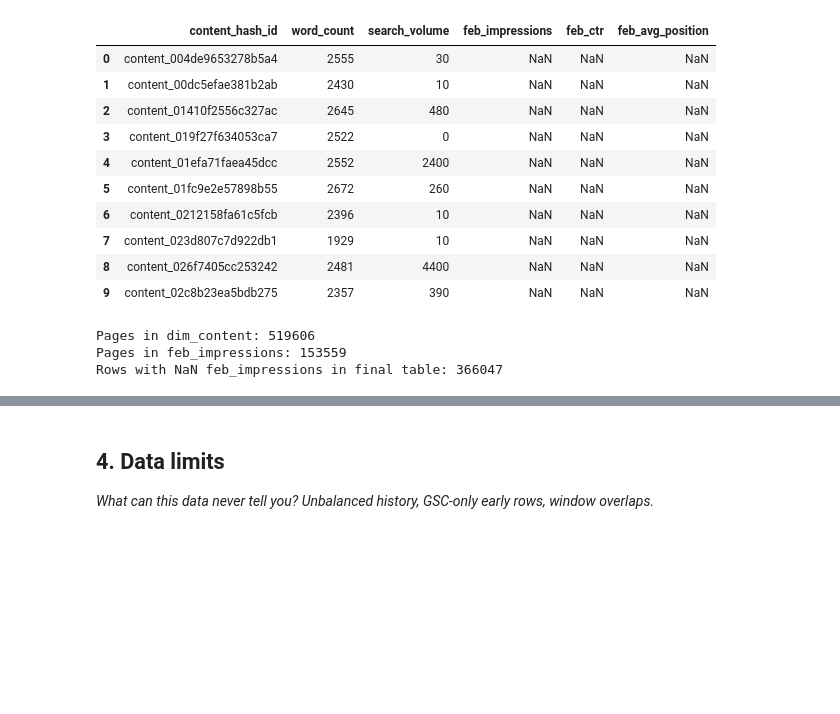
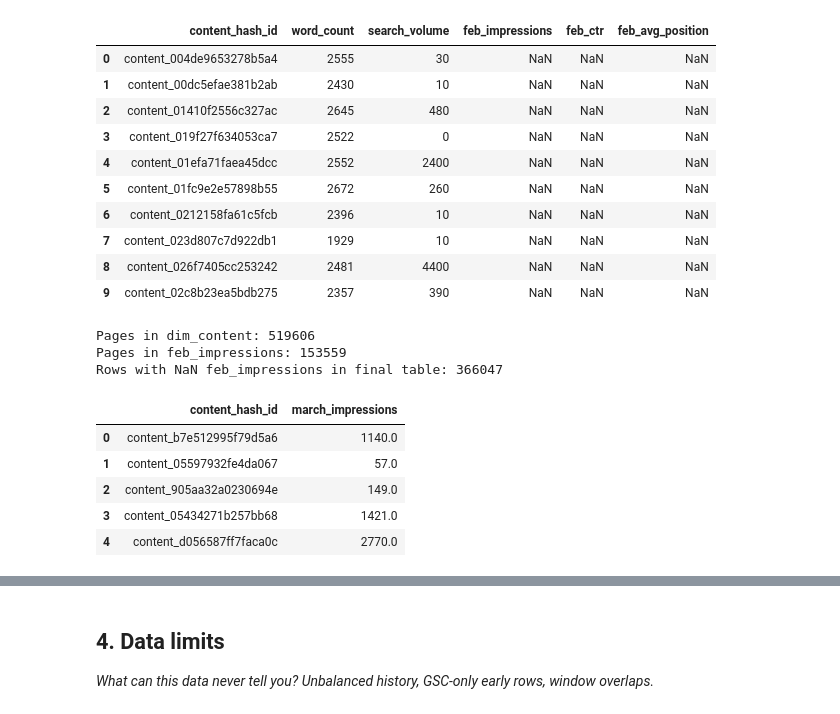
Before and after one commit to fatima12aa/fa-ml, a Jupyter notebook: work/notebooks/w03_data_contract.ipynb, the cells around one changed output, grey strips where cells are left out. Drawn from its saved outputs; the diff is of its cells as text; code cells hidden in the pictures; blank space fills up the shorter version.

```diff
--- a/work/notebooks/w03_data_contract.ipynb
+++ b/work/notebooks/w03_data_contract.ipynb
@@ -522,3 +527,40 @@ print("Rows with NaN feb_impressions in final table:", feature_frame["feb_impres
 Pages in dim_content: 519606
 Pages in feb_impressions: 153559
 Rows with NaN feb_impressions in final table: 366047
+# %%
+# ============================================================
+# WHY 0.8 (i.e. a 20% drop) AS THE DECLINE THRESHOLD
+# ------------------------------------------------------------
+# march_impressions < 0.8 * feb_impressions
+# means: March impressions fell below 80% of February's -- i.e. the page
+# lost more than 20% of its traffic month-over-month.
+#
+# This threshold is a POLICY CHOICE, not a universal rule (same idea as
+# the "180 days = stale" cutoff chosen in w01) -- a stricter threshold
+# (e.g. 0.9) would flag smaller dips as "declining"; a looser one (e.g.
+# 0.7) would only flag severe drops. We adopt 0.8, matching FlyRank's own
+# reference notebook, since a 20% month-over-month drop is a meaningful,
+# deliberate signal rather than ordinary noise.
+# ============================================================
+# Same logic as Feature 1 (February impressions), just shifted to March.
+# We need march_impressions to BUILD the label -- this is expected and
+# required, not a leak by itself (see earlier comment on what the leak
+# actually is).
+march_impressions = con.sql(f"""
+    SELECT
+        content_hash_id,
+        SUM(gsc_impressions) AS march_impressions
+    FROM {TABLES['fact_daily']}
+    WHERE report_date >= '2026-03-01' AND report_date < '2026-04-01'
+      AND gsc_data_available IS TRUE
+    GROUP BY content_hash_id
+""").df()
+
+march_impressions.head()
+# %% [output]
+|  | content_hash_id | march_impressions |
+| 0 | content_b7e512995f79d5a6 | 1140.0 |
+| 1 | content_05597932fe4da067 | 57.0 |
+| 2 | content_905aa32a0230694e | 149.0 |
+| 3 | content_05434271b257bb68 | 1421.0 |
+| 4 | content_d056587ff7faca0c | 2770.0 |
```
Also changed, not shown: parts of 13 cells of this notebook.
